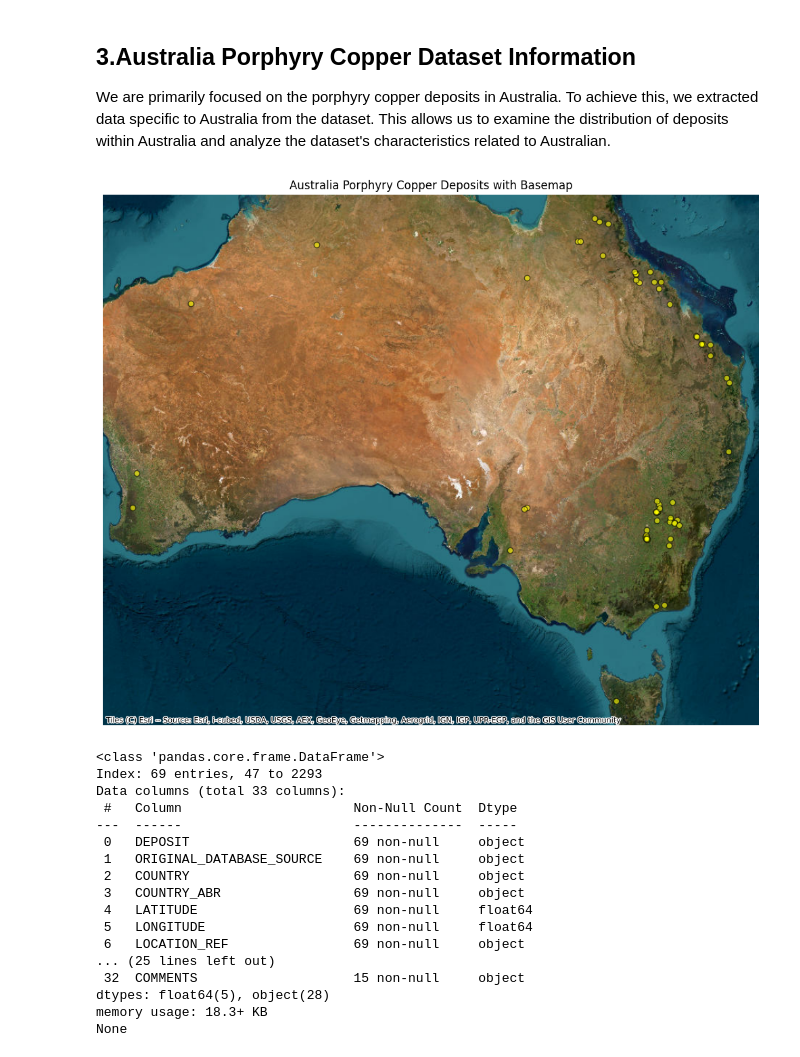
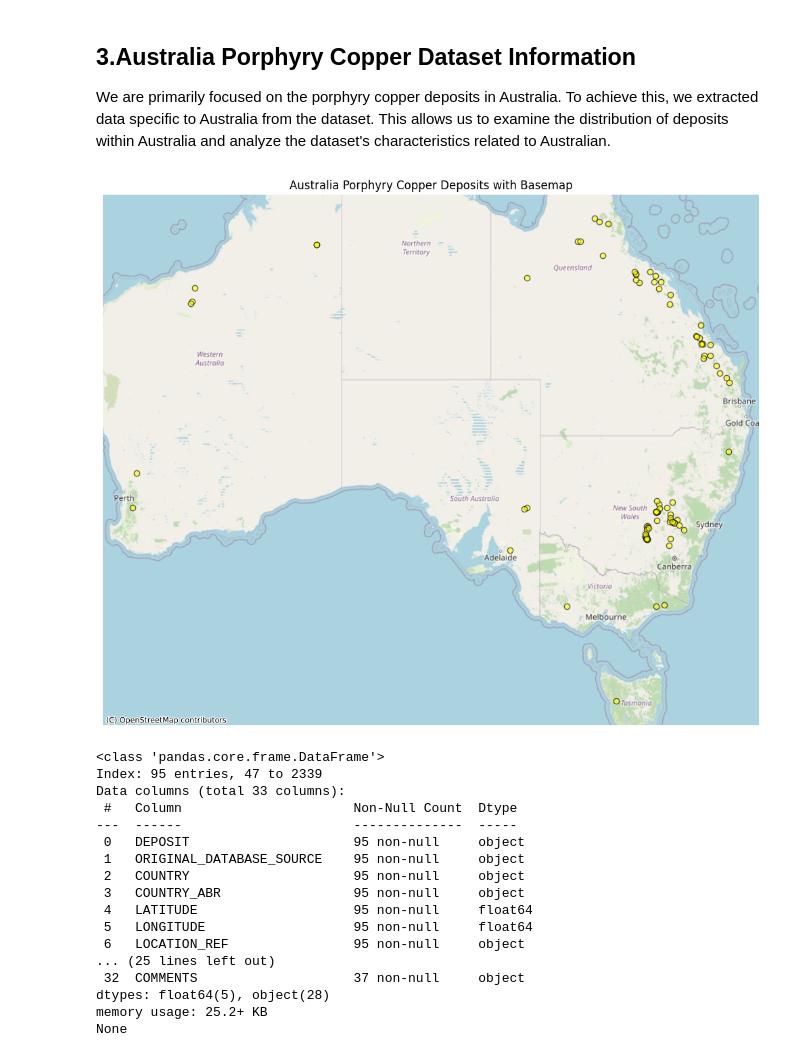
Before and after one commit to FengmingJiang/CS25_CopperCoreAI_ML, a Jupyter notebook: notebooks/01_data_exploration_porphyry_datasheet.ipynb, the cells around one changed output. Drawn from its saved outputs; the diff is of its cells as text; code cells hidden in the pictures.

```diff
--- a/notebooks/01_data_exploration_porphyry_datasheet.ipynb
+++ b/notebooks/01_data_exploration_porphyry_datasheet.ipynb
@@ -130,47 +130,46 @@ Name: DEPOSIT, dtype: int64
 We are primarily focused on the porphyry copper deposits in Australia. To achieve this, we extracted data specific to Australia from the dataset. This allows us to examine the distribution of deposits within Australia and analyze the dataset's characteristics related to Australian.
 # %%
 # filter the data for Australia
-australia_porphyry_data = df[df['COUNTRY'] == 'Australia']
-australia_porphyry_copper_data = australia_porphyry_data[australia_porphyry_data['CMMI_DEPOSIT_TYPE'] == 'Porphyry copper']
+australia_porphyry_copper_data = df[df['COUNTRY'] == 'Australia']
 # %%
 import geopandas as gpd
 import matplotlib.pyplot as plt
 import contextily as ctx
 from shapely.geometry import Point
 
 geometry = [Point(xy) for xy in zip(australia_porphyry_copper_data['LONGITUDE'], australia_porphyry_copper_data['LATITUDE'])]
 gdf = gpd.GeoDataFrame(australia_porphyry_copper_data, geometry=geometry, crs='EPSG:4326')
 
 gdf_web = gdf.to_crs(epsg=3857)
 
 fig, ax = plt.subplots(figsize=(10, 10))
 gdf_web.plot(ax=ax, alpha=0.6, color='yellow', edgecolor='k')
 
-ctx.add_basemap(ax, source=ctx.providers.Esri.WorldImagery)
+ctx.add_basemap(ax, source=ctx.providers.OpenStreetMap.Mapnik)
 
 ax.set_title('Australia Porphyry Copper Deposits with Basemap')
 ax.set_axis_off()
 plt.tight_layout()
 plt.show()
 # %% [output]
-[figure, old version]
+[figure, new version]
 # %%
 print(australia_porphyry_copper_data.info())
 # %% [output]
 <class 'pandas.core.frame.DataFrame'>
-Index: 69 entries, 47 to 2293
+Index: 95 entries, 47 to 2339
 Data columns (total 33 columns):
  #   Column                      Non-Null Count  Dtype
 ---  ------                      --------------  -----
- 0   DEPOSIT                     69 non-null     object
- 1   ORIGINAL_DATABASE_SOURCE    69 non-null     object
- 2   COUNTRY                     69 non-null     object
- 3   COUNTRY_ABR                 69 non-null     object
- 4   LATITUDE                    69 non-null     float64
- 5   LONGITUDE                   69 non-null     float64
- 6   LOCATION_REF                69 non-null     object
+ 0   DEPOSIT                     95 non-null     object
+ 1   ORIGINAL_DATABASE_SOURCE    95 non-null     object
+ 2   COUNTRY                     95 non-null     object
+ 3   COUNTRY_ABR                 95 non-null     object
+ 4   LATITUDE                    95 non-null     float64
+ 5   LONGITUDE                   95 non-null     float64
+ 6   LOCATION_REF                95 non-null     object
 ... (25 lines left out)
- 32  COMMENTS                    15 non-null     object
+ 32  COMMENTS                    37 non-null     object
 dtypes: float64(5), object(28)
-memory usage: 18.3+ KB
+memory usage: 25.2+ KB
 None
```
Also changed, not shown: 8 other files.
